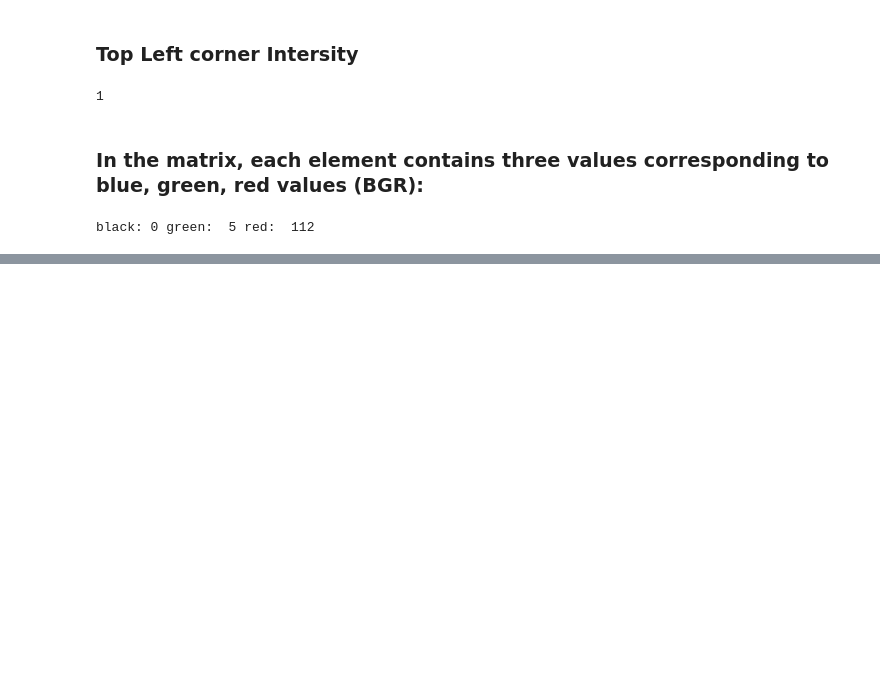
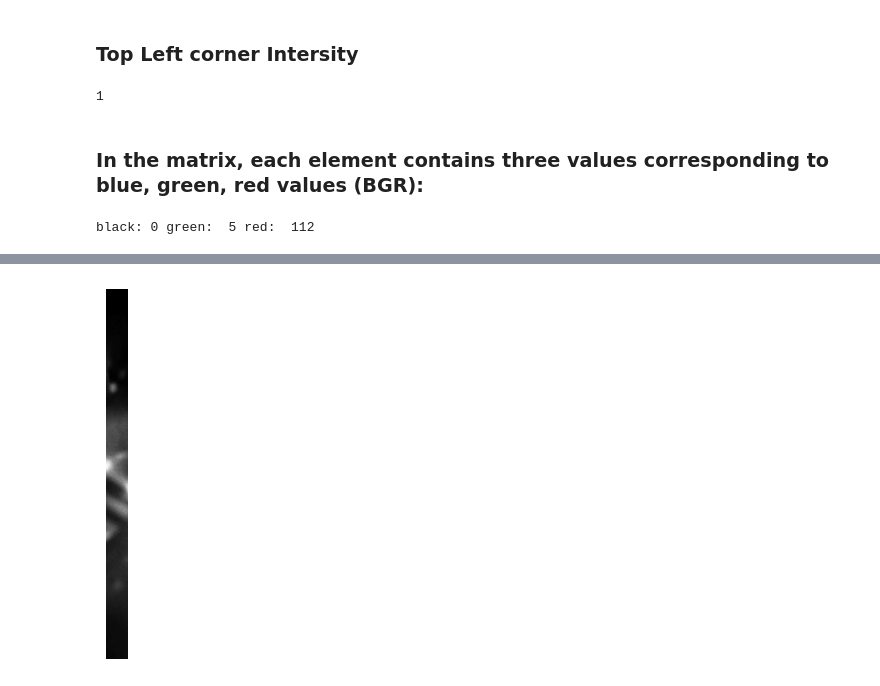
Before and after one commit to rabobahago/Python_ML_Data_Science, a Jupyter notebook: machine_learning_py/handling_images/main.ipynb, the cells around one changed output, grey strips where cells are left out. Saved outputs shown, nothing was run; the diff lists cells and outputs as text; code cells hidden in the pictures; blank space fills up the shorter version.

```diff
--- a/machine_learning_py/handling_images/main.ipynb
+++ b/machine_learning_py/handling_images/main.ipynb
@@ -52,0 +94,10 @@ black: 0 green:  5 red:  112
+# %%
+# Load image
+import cv2
+import numpy as np
+from matplotlib import pyplot as plt
+# Load image in grayscale
+image = cv2.imread("images/test.jpg", cv2.IMREAD_GRAYSCALE)
+# Select first half of the columns and all rows
+image_cropped = image[:,:128]
+image_cropped
@@ -52,0 +112,6 @@ black: 0 green:  5 red:  112
+# %%
+# Show image
+plt.imshow(image_cropped, cmap="gray"), plt.axis("off")
+plt.show()
+# %% [output]
+[figure, added]
```
Also changed, not shown: parts of 14 cells of this notebook, 1 other file.
